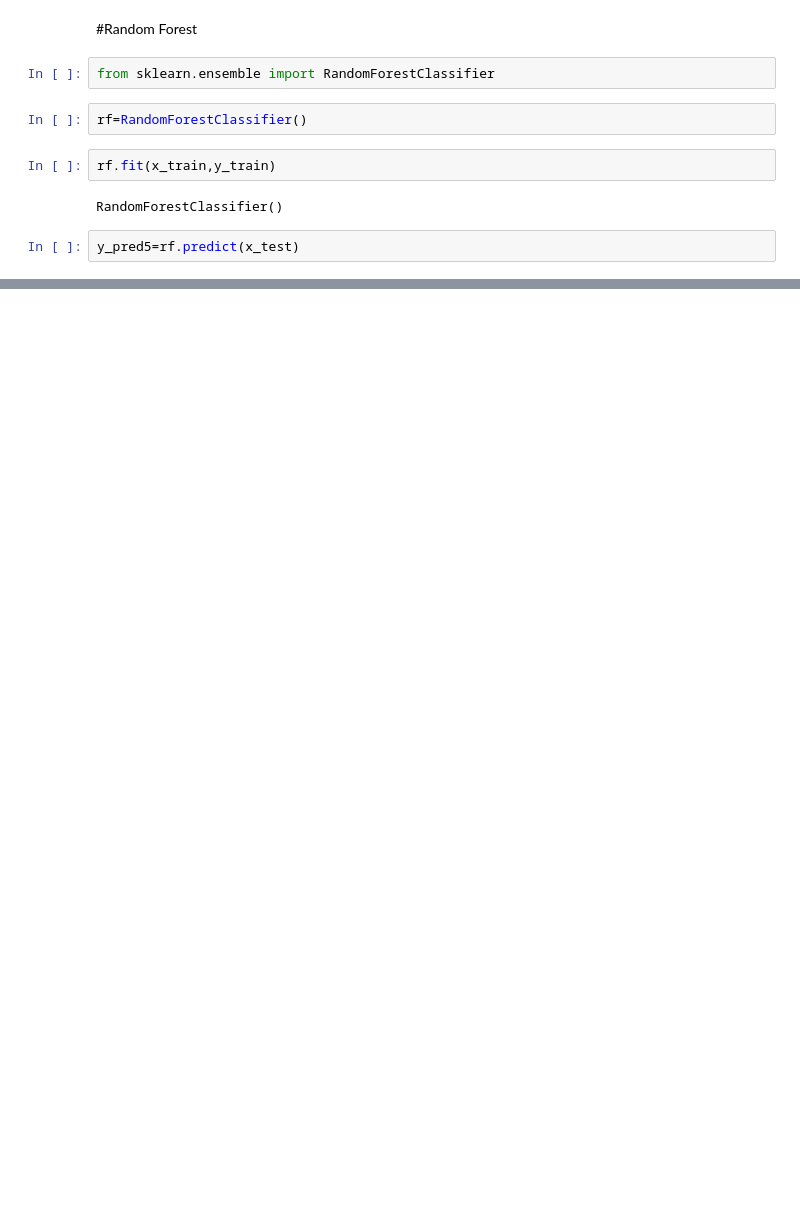
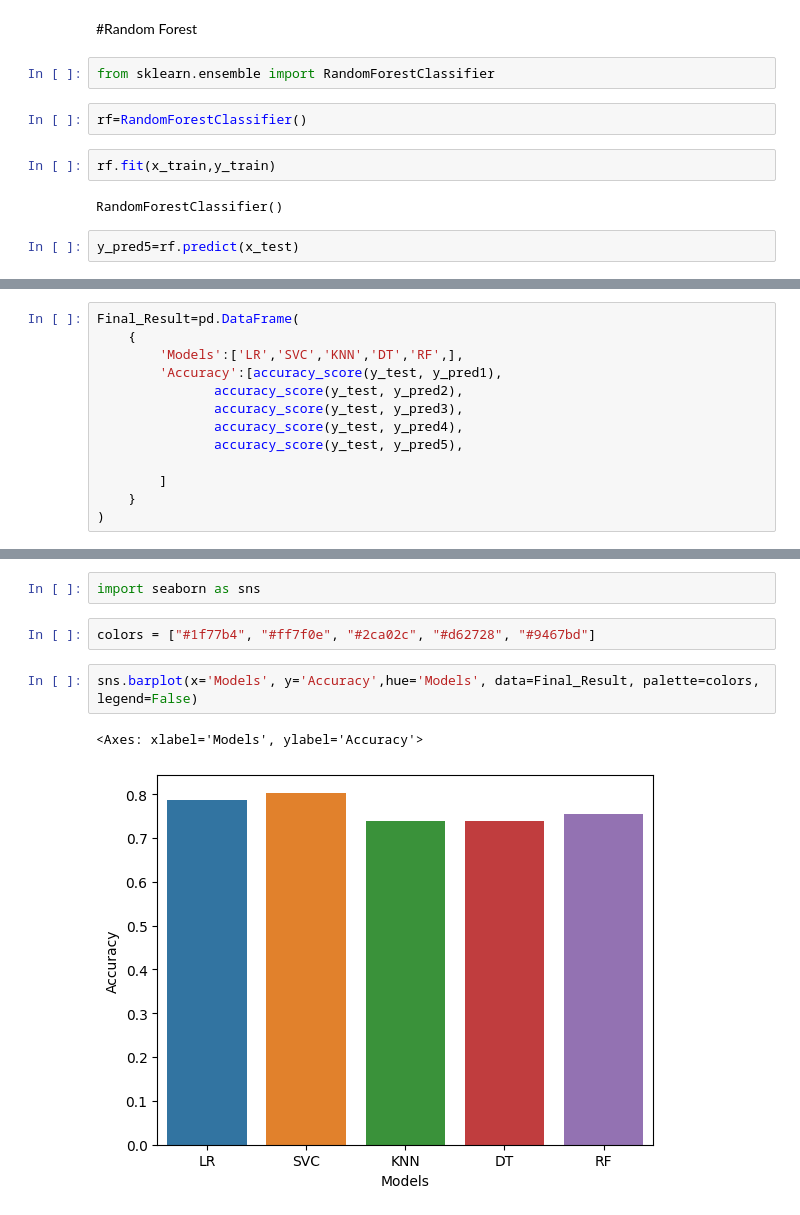
Before and after one commit to muneebkh/AI-Project, a Jupyter notebook: AI_Project.ipynb, the cells around one changed output, grey strips where cells are left out. Drawn from its saved outputs; the diff is of its cells as text; blank space fills up the shorter version.

Commit message:
Final Accuracy Score graph

```diff
--- a/AI_Project.ipynb
+++ b/AI_Project.ipynb
@@ -358,0 +331,13 @@ accuracy_score(y_test,y_pred5)
+# %%
+Final_Result=pd.DataFrame(
+    {
+        'Models':['LR','SVC','KNN','DT','RF',],
+        'Accuracy':[accuracy_score(y_test, y_pred1),
+               accuracy_score(y_test, y_pred2),
+               accuracy_score(y_test, y_pred3),
+               accuracy_score(y_test, y_pred4),
+               accuracy_score(y_test, y_pred5),
+
+        ]
+    }
+)
@@ -358,0 +353,9 @@ accuracy_score(y_test,y_pred5)
+# %%
+import seaborn as sns
+# %%
+colors = ["#1f77b4", "#ff7f0e", "#2ca02c", "#d62728", "#9467bd"]
+# %%
+sns.barplot(x='Models', y='Accuracy',hue='Models', data=Final_Result, palette=colors, legend=False)
+# %% [output]
+<Axes: xlabel='Models', ylabel='Accuracy'>
+[figure, added]
```
Also changed, not shown: parts of 4 cells of this notebook.
